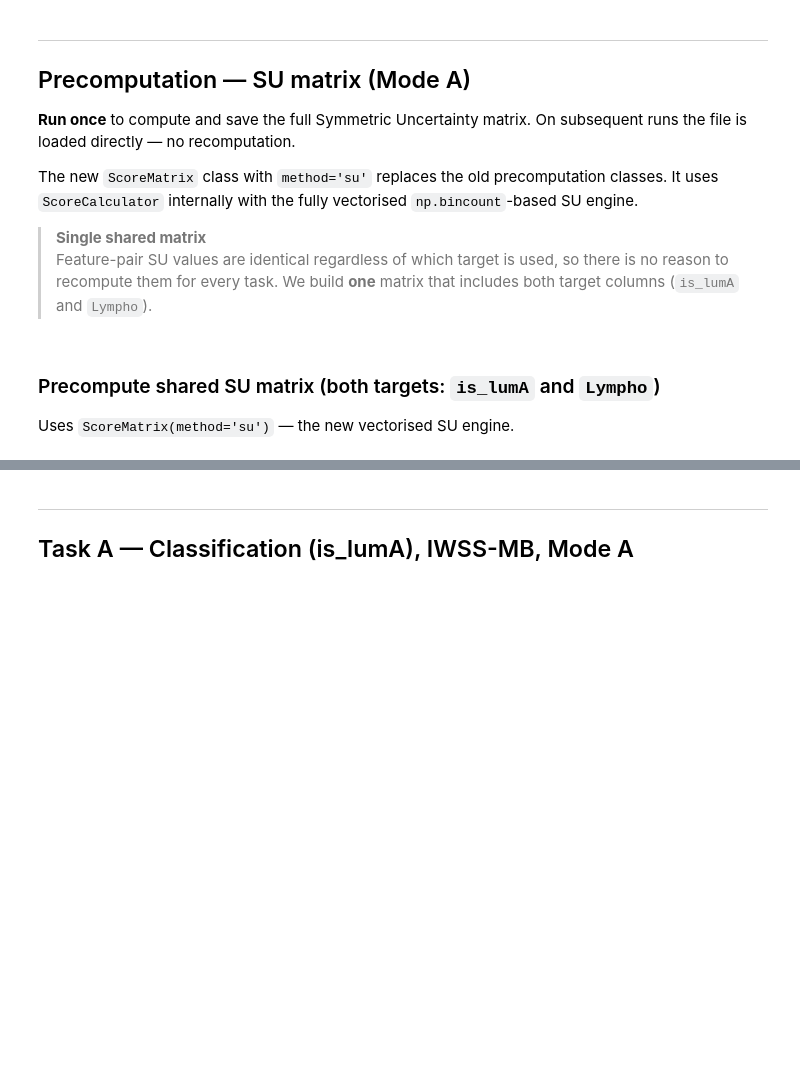
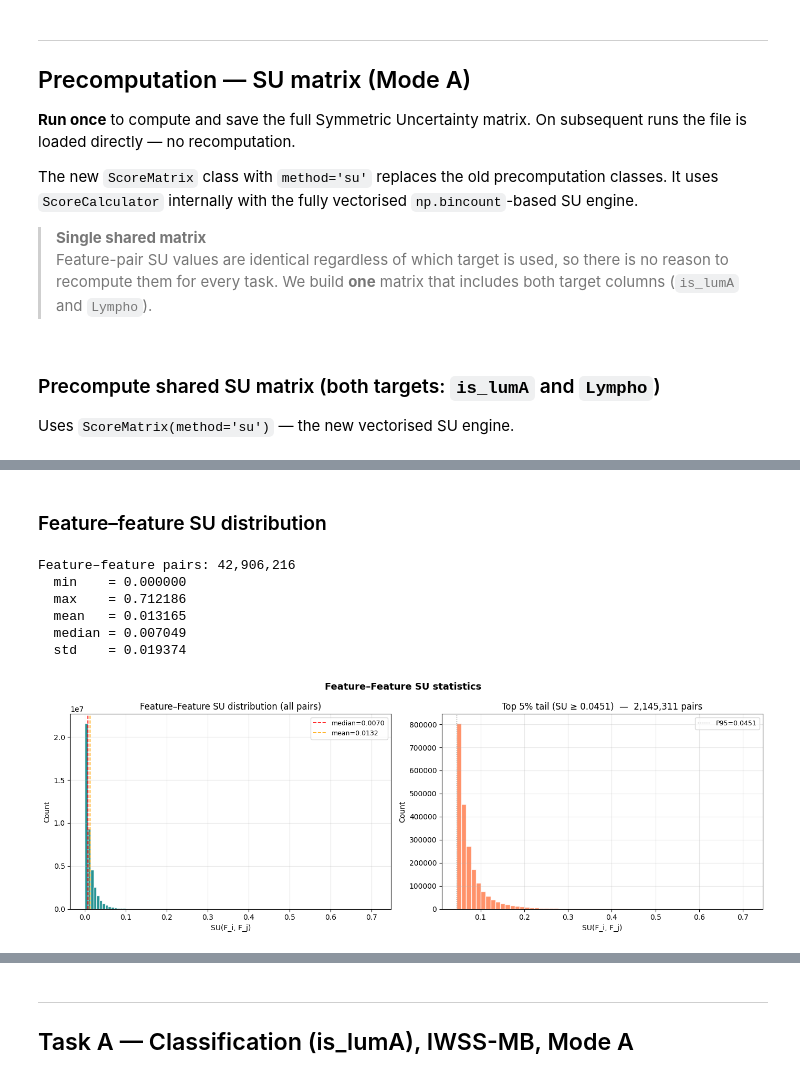
Before and after one commit to netta-br/feature_selection, a Jupyter notebook: src/wrapper_example.ipynb, the cells around one changed output, grey strips where cells are left out. Cells and saved outputs as stored; diff of their text form; code cells hidden in the pictures; blank space fills up the shorter version.

```diff
--- a/src/wrapper_example.ipynb
+++ b/src/wrapper_example.ipynb
@@ -160,0 +257,50 @@ if os.path.exists(SU_PATH):
+# %% [markdown]
+### Feature–feature SU distribution
+# %%
+# Extract upper triangle of feature–feature SU (excluding diagonal)
+su_ff = su_df.loc[feature_names, feature_names].values
+iu = np.triu_indices(len(feature_names), k=1)
+ff_values = su_ff[iu]
+
+print(f'Feature–feature pairs: {len(ff_values):,}')
+print(f'  min    = {ff_values.min():.6f}')
+print(f'  max    = {ff_values.max():.6f}')
+print(f'  mean   = {ff_values.mean():.6f}')
+print(f'  median = {np.median(ff_values):.6f}')
+print(f'  std    = {ff_values.std():.6f}')
+
+fig, axes = plt.subplots(1, 2, figsize=(14, 5))
+
+ax = axes[0]
+ax.hist(ff_values, bins=100, color='teal', edgecolor='white', alpha=0.85)
+ax.axvline(np.median(ff_values), color='red', ls='--', lw=1.2, label=f'median={np.median(ff_values):.4f}')
+ax.axvline(ff_values.mean(), color='orange', ls='--', lw=1.2, label=f'mean={ff_values.mean():.4f}')
+ax.set_xlabel('SU(F_i, F_j)')
+ax.set_ylabel('Count')
+ax.set_title('Feature–Feature SU distribution (all pairs)')
+ax.legend(fontsize=9)
+ax.grid(True, alpha=0.3)
+
+# Zoom into the tail (top 5%)
+ax = axes[1]
+p95 = np.percentile(ff_values, 95)
+tail = ff_values[ff_values >= p95]
+ax.hist(tail, bins=60, color='coral', edgecolor='white', alpha=0.85)
+ax.axvline(p95, color='grey', ls=':', lw=1, label=f'P95={p95:.4f}')
+ax.set_xlabel('SU(F_i, F_j)')
+ax.set_ylabel('Count')
+ax.set_title(f'Top 5% tail (SU \u2265 {p95:.4f})  —  {len(tail):,} pairs')
+ax.legend(fontsize=9)
+ax.grid(True, alpha=0.3)
+
+fig.suptitle('Feature–Feature SU statistics', fontsize=13, fontweight='bold')
+plt.tight_layout()
+plt.show()
+# %% [output]
+Feature–feature pairs: 42,906,216
+  min    = 0.000000
+  max    = 0.712186
+  mean   = 0.013165
+  median = 0.007049
+  std    = 0.019374
+[figure, added]
```
Also changed, not shown: parts of 26 cells of this notebook, 1 other file.
